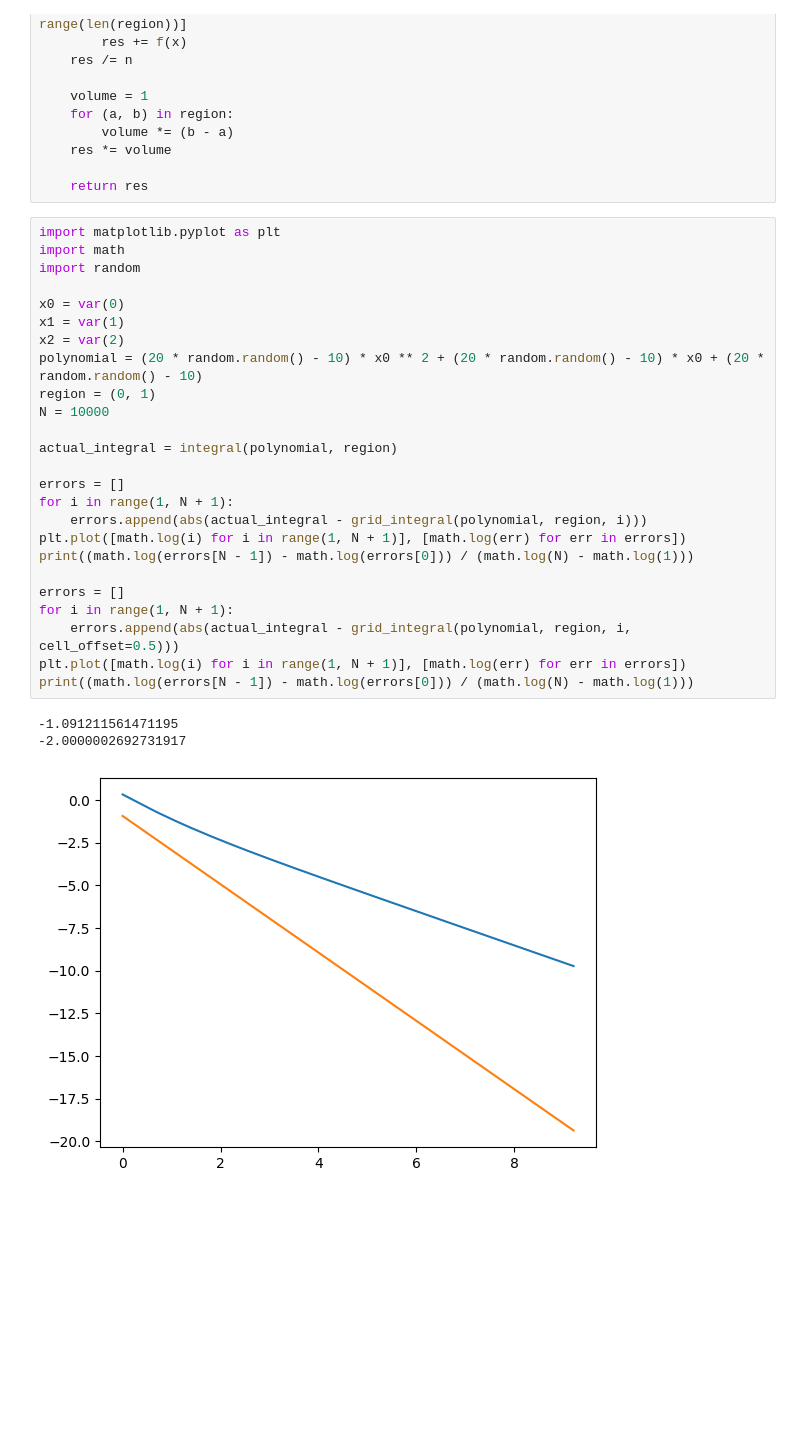
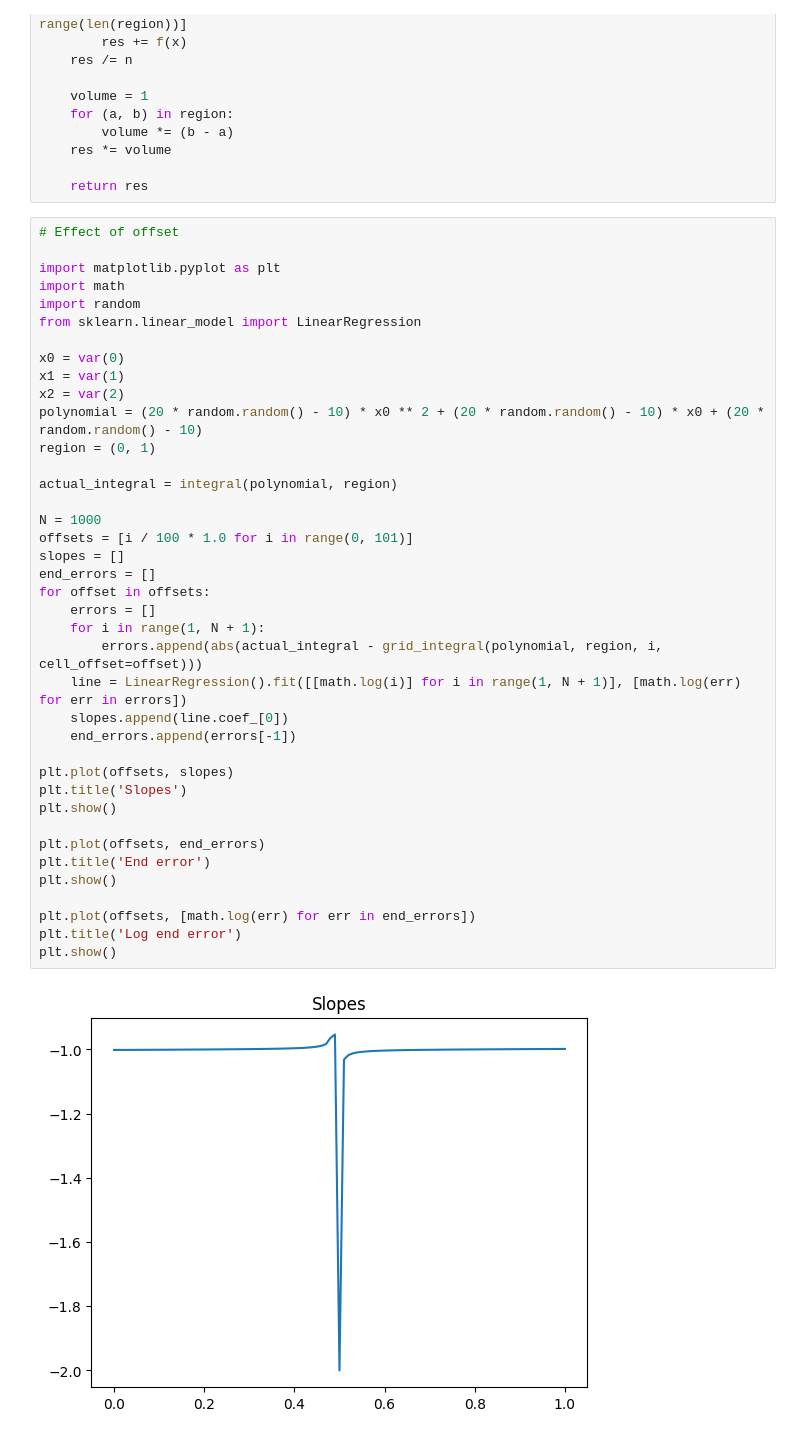
Before and after one commit to ShouvikGhosh2048/monte-carlo, a Jupyter notebook: monte-carlo.ipynb, the cells around one changed output. Cells and saved outputs as stored; diff of their text form; blank space fills up the shorter version.

Commit message:
Look at different offsets + plot values

```diff
--- a/monte-carlo.ipynb
+++ b/monte-carlo.ipynb
@@ -187,31 +187,43 @@ def monte_carlo_integral(f, region, n = 10):
 
     return res
 # %%
+# Effect of offset
+
 import matplotlib.pyplot as plt
 import math
 import random
+from sklearn.linear_model import LinearRegression
 
 x0 = var(0)
 x1 = var(1)
 x2 = var(2)
 polynomial = (20 * random.random() - 10) * x0 ** 2 + (20 * random.random() - 10) * x0 + (20 * random.random() - 10)
 region = (0, 1)
-N = 10000
 
 actual_integral = integral(polynomial, region)
 
-errors = []
-for i in range(1, N + 1):
-    errors.append(abs(actual_integral - grid_integral(polynomial, region, i)))
-plt.plot([math.log(i) for i in range(1, N + 1)], [math.log(err) for err in errors])
-print((math.log(errors[N - 1]) - math.log(errors[0])) / (math.log(N) - math.log(1)))
+N = 1000
+offsets = [i / 100 * 1.0 for i in range(0, 101)]
+slopes = []
+end_errors = []
+for offset in offsets:
+    errors = []
+    for i in range(1, N + 1):
+        errors.append(abs(actual_integral - grid_integral(polynomial, region, i, cell_offset=offset)))
+    line = LinearRegression().fit([[math.log(i)] for i in range(1, N + 1)], [math.log(err) for err in errors])
+    slopes.append(line.coef_[0])
+    end_errors.append(errors[-1])
 
-errors = []
-for i in range(1, N + 1):
-    errors.append(abs(actual_integral - grid_integral(polynomial, region, i, cell_offset=0.5)))
-plt.plot([math.log(i) for i in range(1, N + 1)], [math.log(err) for err in errors])
-print((math.log(errors[N - 1]) - math.log(errors[0])) / (math.log(N) - math.log(1)))
+plt.plot(offsets, slopes)
+plt.title('Slopes')
+plt.show()
+
+plt.plot(offsets, end_errors)
+plt.title('End error')
+plt.show()
+
+plt.plot(offsets, [math.log(err) for err in end_errors])
+plt.title('Log end error')
+plt.show()
 # %% [output]
--1.091211561471195
--2.0000002692731917
-[figure, old version]
+[figure, new version]
```
Also changed, not shown: parts of 2 cells of this notebook.
